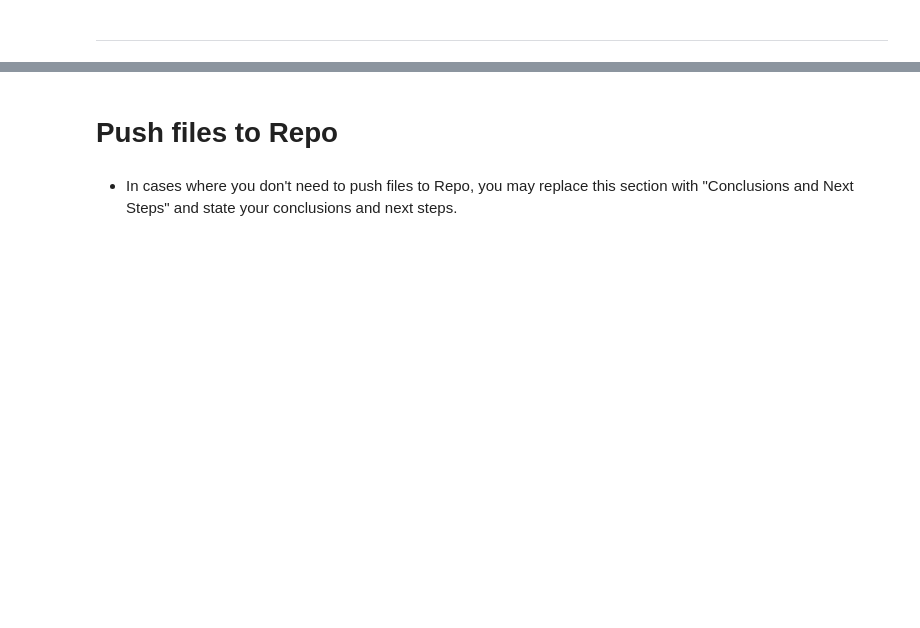
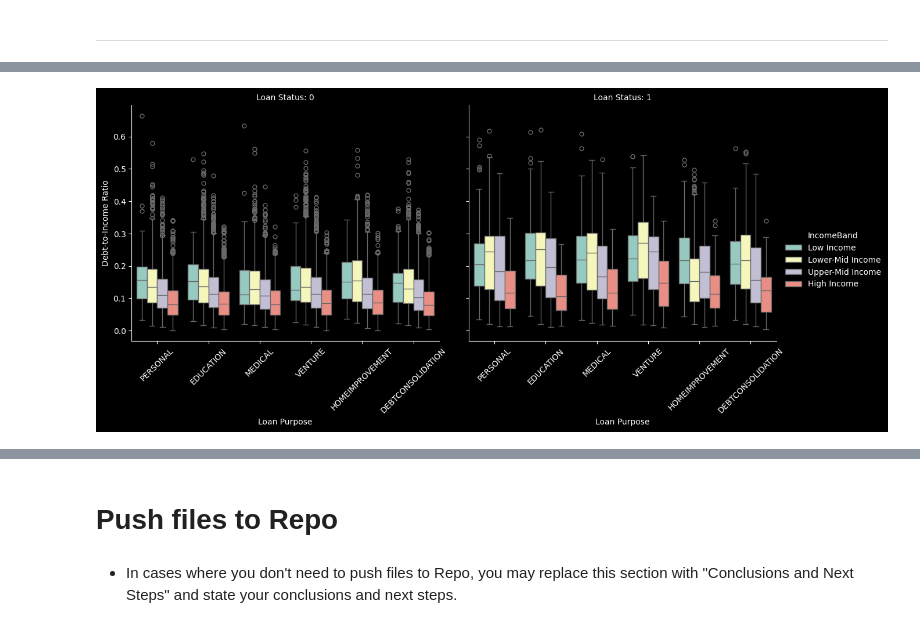
Before and after one commit to Syed313110/Loan_data_analysis, a Jupyter notebook: jupyter_notebooks/loan_approval_analysis.ipynb, the cells around one changed output, grey strips where cells are left out. Cells and saved outputs as stored; diff of their text form; code cells hidden in the pictures; blank space fills up the shorter version.

```diff
--- a/jupyter_notebooks/loan_approval_analysis.ipynb
+++ b/jupyter_notebooks/loan_approval_analysis.ipynb
@@ -294,0 +375,26 @@ NOTE
+# %%
+df['IncomeBand'] = pd.cut(
+    df['person_income'],
+    bins=[0, 30000, 60000, 100000, df['person_income'].max()],
+    labels=['Low Income', 'Lower-Mid Income', 'Upper-Mid Income', 'High Income']
+)
+# %%
+g = sns.catplot(
+    data=df,
+    x='loan_intent',
+    y='DebtToIncome',
+    hue='IncomeBand',
+    col='loan_status',
+    kind='box',
+    height=5,
+    aspect=1.2
+)
+
+g.set_titles("Loan Status: {col_name}")
+g.set_axis_labels("Loan Purpose", "Debt-to-Income Ratio")
+for ax in g.axes.flat:
+    ax.tick_params(axis='x', rotation=45)
+
+plt.show()
+# %% [output]
+[figure, added]
```
Also changed, not shown: parts of 12 cells of this notebook.
